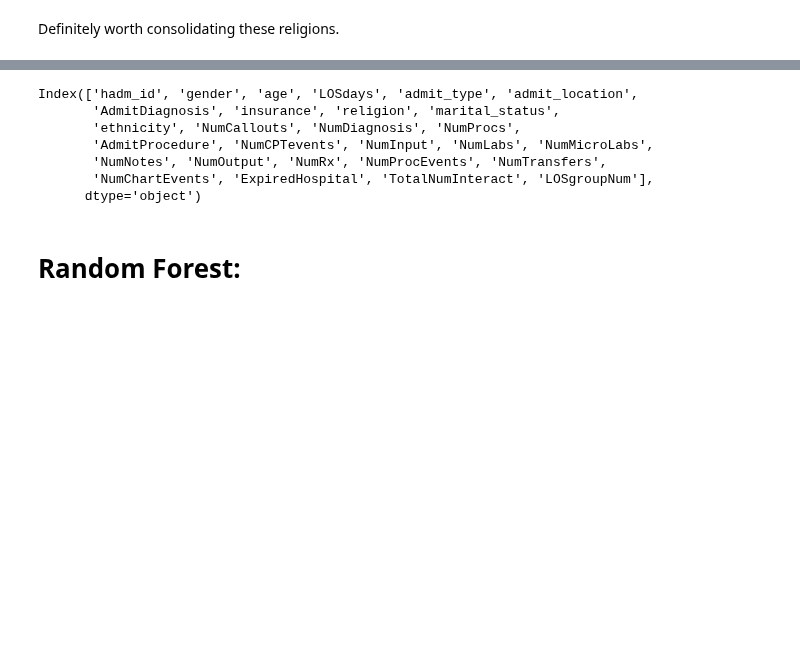
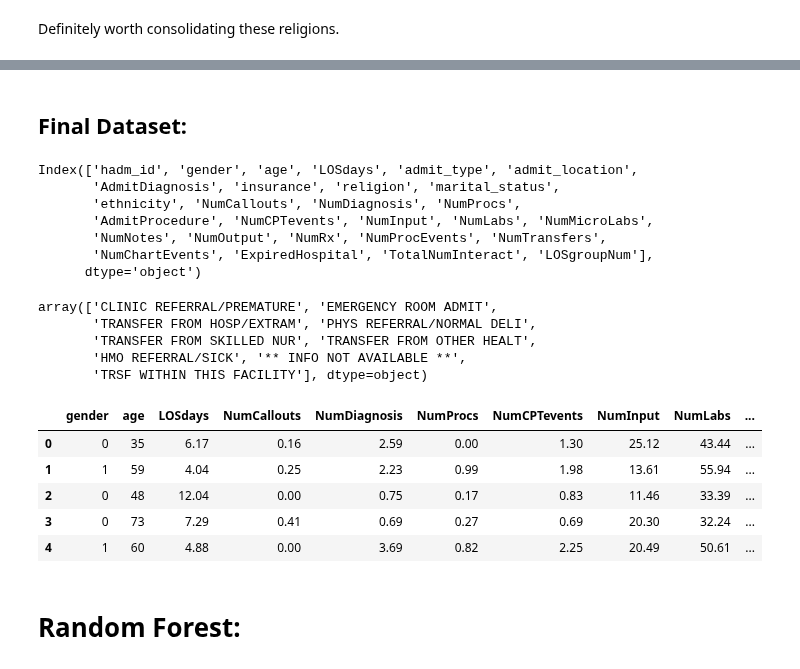
Before and after one commit to derek-y-lee/uclabiostat-thesis, a Jupyter notebook: los-prediction.ipynb, the cells around one changed output, grey strips where cells are left out. Drawn from its saved outputs; the diff is of its cells as text; code cells hidden in the pictures; blank space fills up the shorter version.

```diff
--- a/los-prediction.ipynb
+++ b/los-prediction.ipynb
@@ -861,0 +872,3 @@ Definitely worth consolidating these religions.
+# %%
+raw_completecase.loc[raw_completecase['insurance'].isin(['Private', 'Medicaid', 'Medicare', 'Government']), 'insurance'] = "INSURED"
+raw_completecase.loc[raw_completecase['insurance'].isin(['Self Pay']), 'insurance'] = "UNINSURED"
@@ -861,0 +885,4 @@ Definitely worth consolidating these religions.
+# %%
+raw_completecase.loc[raw_completecase['marital_status'].isin(['LIFE PARTNER']), 'marital_status'] = "MARRIED"
+raw_completecase.loc[raw_completecase['marital_status'].isin(['DIVORCED', 'SINGLE','WIDOWED','SEPARATED']), 'marital_status'] = "UNMARRIED"
+raw_completecase.loc[raw_completecase['marital_status'].isin(['UNKNOWN (DEFAULT)']), 'marital_status'] = "UNKNOWN"
@@ -861,0 +908,20 @@ Definitely worth consolidating these religions.
+# %%
+# raw_completecase.religion = raw_completecase['religion'].replace(['PROTESTANT QUAKER', 'JEWISH', 'CATHOLIC',
+#        'EPISCOPALIAN', 'OTHER', "JEHOVAH'S WITNESS",
+#        'UNITARIAN-UNIVERSALIST', 'LUTHERAN', 'CHRISTIAN SCIENTIST',
+#        'GREEK ORTHODOX', 'BUDDHIST', '7TH DAY ADVENTIST', 'MUSLIM',
+#        'HINDU', 'ROMANIAN EAST. ORTH', 'HEBREW', 'BAPTIST', 'METHODIST'], 'RELIGIOUS')
+
+# NAs might have been nonreligious...
+
+
+raw_completecase.loc[raw_completecase["religion"].isin(['PROTESTANT QUAKER', 'JEWISH', 'CATHOLIC',
+       'EPISCOPALIAN', 'OTHER', "JEHOVAH'S WITNESS",
+       'UNITARIAN-UNIVERSALIST', 'LUTHERAN', 'CHRISTIAN SCIENTIST',
+       'GREEK ORTHODOX', 'BUDDHIST', '7TH DAY ADVENTIST', 'MUSLIM',
+       'HINDU', 'ROMANIAN EAST. ORTH', 'HEBREW', 'BAPTIST', 'METHODIST']), "religion"] = "RELIGIOUS"
+
+
+raw_completecase.religion = raw_completecase['religion'].replace(['NOT SPECIFIED', 'UNOBTAINABLE'], "UNKNOWN")
+
+raw_completecase.religion.unique()
@@ -862,3 +1044,5 @@ Definitely worth consolidating these religions.
+# %% [markdown]
+## Final Dataset:
 # %%
 raw_completecase.columns
 # %% [output]
@@ -875,0 +1056,31 @@ simple_data = raw_completecase[['gender', 'age', 'LOSdays','LOSgroupNum']]
+# %%
+raw_completecase.admit_location.unique()
+# %% [output]
+array(['CLINIC REFERRAL/PREMATURE', 'EMERGENCY ROOM ADMIT',
+       'TRANSFER FROM HOSP/EXTRAM', 'PHYS REFERRAL/NORMAL DELI',
+       'TRANSFER FROM SKILLED NUR', 'TRANSFER FROM OTHER HEALT',
+       'HMO REFERRAL/SICK', '** INFO NOT AVAILABLE **',
+       'TRSF WITHIN THIS FACILITY'], dtype=object)
+# %%
+# Not using AdmitDiagnosis nor AdmitProcedure
+
+to_dummify_simple = ['admit_type', 'admit_location', 'insurance', 'religion', 'marital_status','ethnicity',
+                    'LOSgroupNum']
+
+simple_data = raw_completecase[['gender', 'age', 'LOSdays', 'admit_type', 'admit_location',
+        'insurance', 'religion', 'marital_status',
+       'ethnicity', 'NumCallouts', 'NumDiagnosis', 'NumProcs',
+       'NumCPTevents', 'NumInput', 'NumLabs', 'NumMicroLabs',
+       'NumNotes', 'NumOutput', 'NumRx', 'NumProcEvents', 'NumTransfers',
+       'NumChartEvents', 'ExpiredHospital', 'TotalNumInteract', 'LOSgroupNum']]
+
+simple_data_dummified = pd.get_dummies(simple_data, prefix=to_dummify_simple, columns=to_dummify_simple)
+# %%
+simple_data_dummified.head()
+# %% [output]
+|  | gender | age | LOSdays | NumCallouts | NumDiagnosis | NumProcs | NumCPTevents | NumInput | NumLabs | ... |
+| 0 | 0 | 35 | 6.17 | 0.16 | 2.59 | 0.00 | 1.30 | 25.12 | 43.44 | ... |
+| 1 | 1 | 59 | 4.04 | 0.25 | 2.23 | 0.99 | 1.98 | 13.61 | 55.94 | ... |
+| 2 | 0 | 48 | 12.04 | 0.00 | 0.75 | 0.17 | 0.83 | 11.46 | 33.39 | ... |
+| 3 | 0 | 73 | 7.29 | 0.41 | 0.69 | 0.27 | 0.69 | 20.30 | 32.24 | ... |
+| 4 | 1 | 60 | 4.88 | 0.00 | 3.69 | 0.82 | 2.25 | 20.49 | 50.61 | ... |
```
Also changed, not shown: parts of 20 cells of this notebook.
